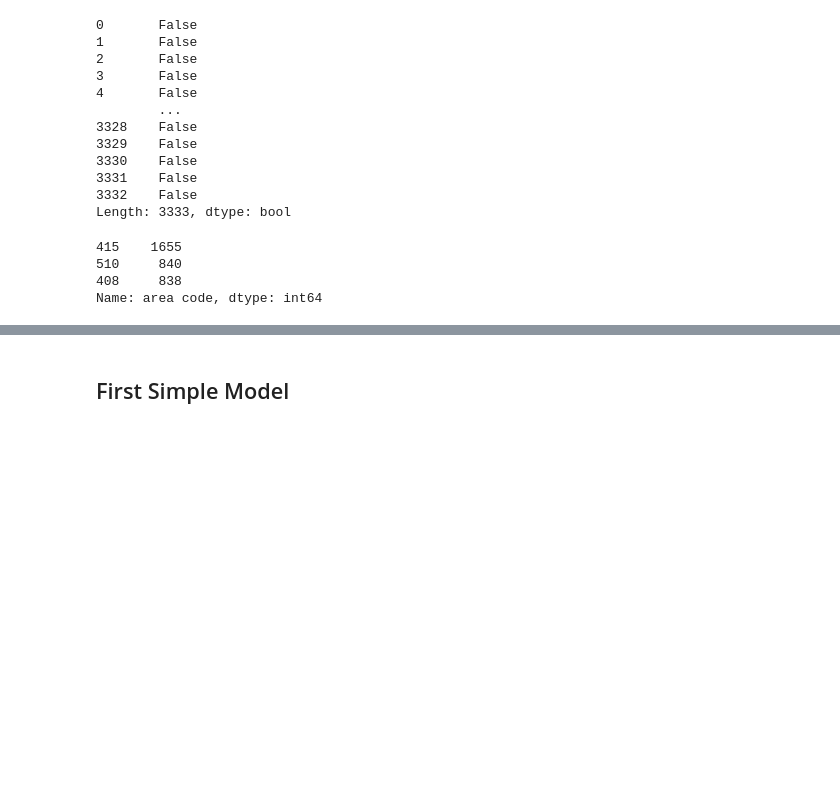
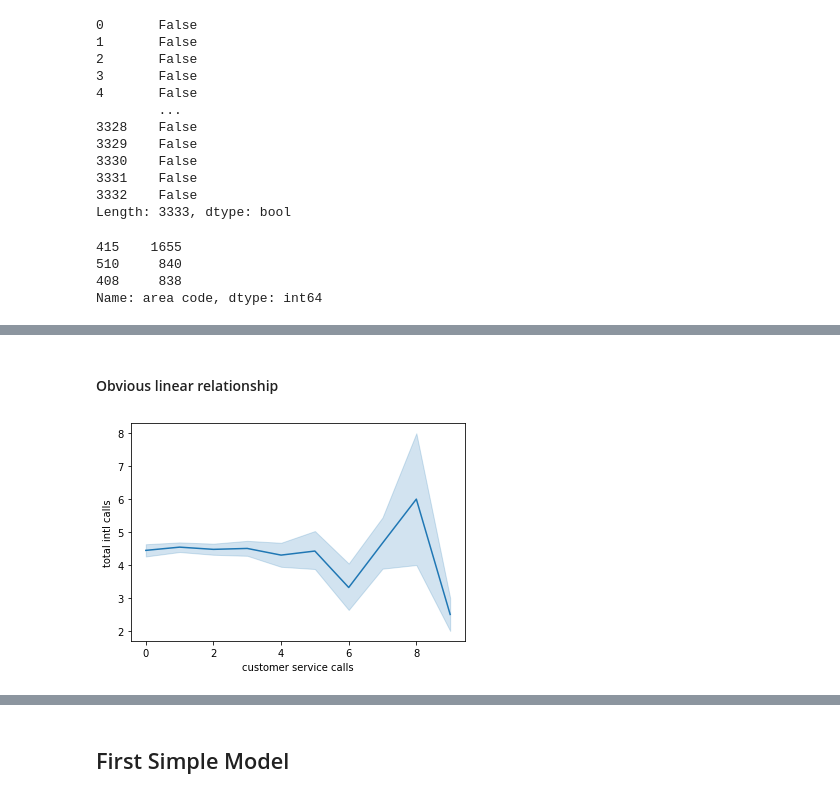
Before and after one commit to oklena/SyriaTel_Customer_Churn, a Jupyter notebook: notebooks/eda/Reuben_EDA.ipynb, the cells around one changed output, grey strips where cells are left out. Drawn from its saved outputs; the diff is of its cells as text; code cells hidden in the pictures; blank space fills up the shorter version.

```diff
--- a/notebooks/eda/Reuben_EDA.ipynb
+++ b/notebooks/eda/Reuben_EDA.ipynb
@@ -72,0 +84,6 @@ df.drop('phone number', axis=1, inplace=True)
+# %% [markdown]
+#### Obvious linear relationship
+# %%
+sns.lineplot('customer service calls','total intl calls', data=df);
+# %% [output]
+[figure, added]
```
Also changed, not shown: parts of 12 cells of this notebook.
